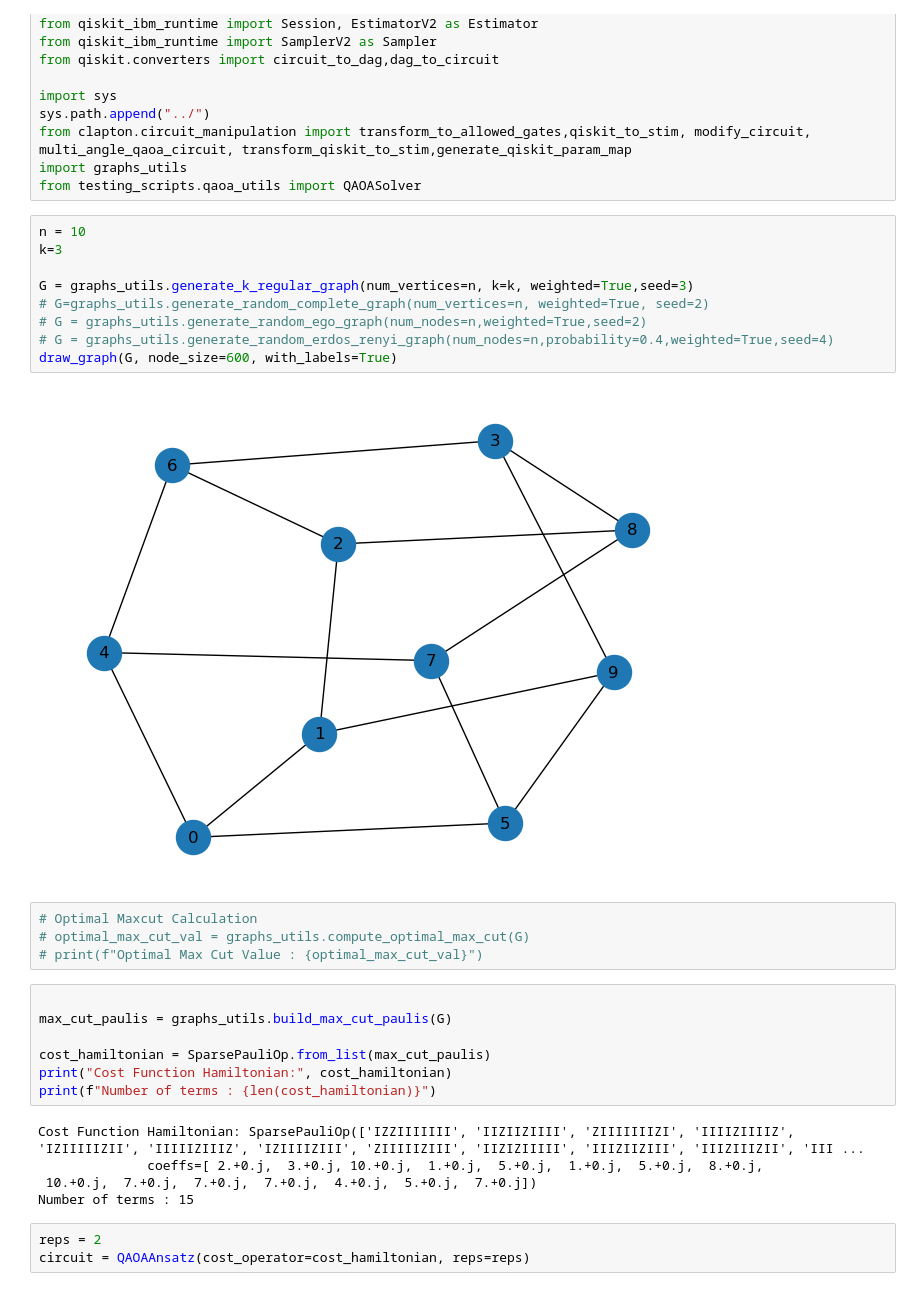
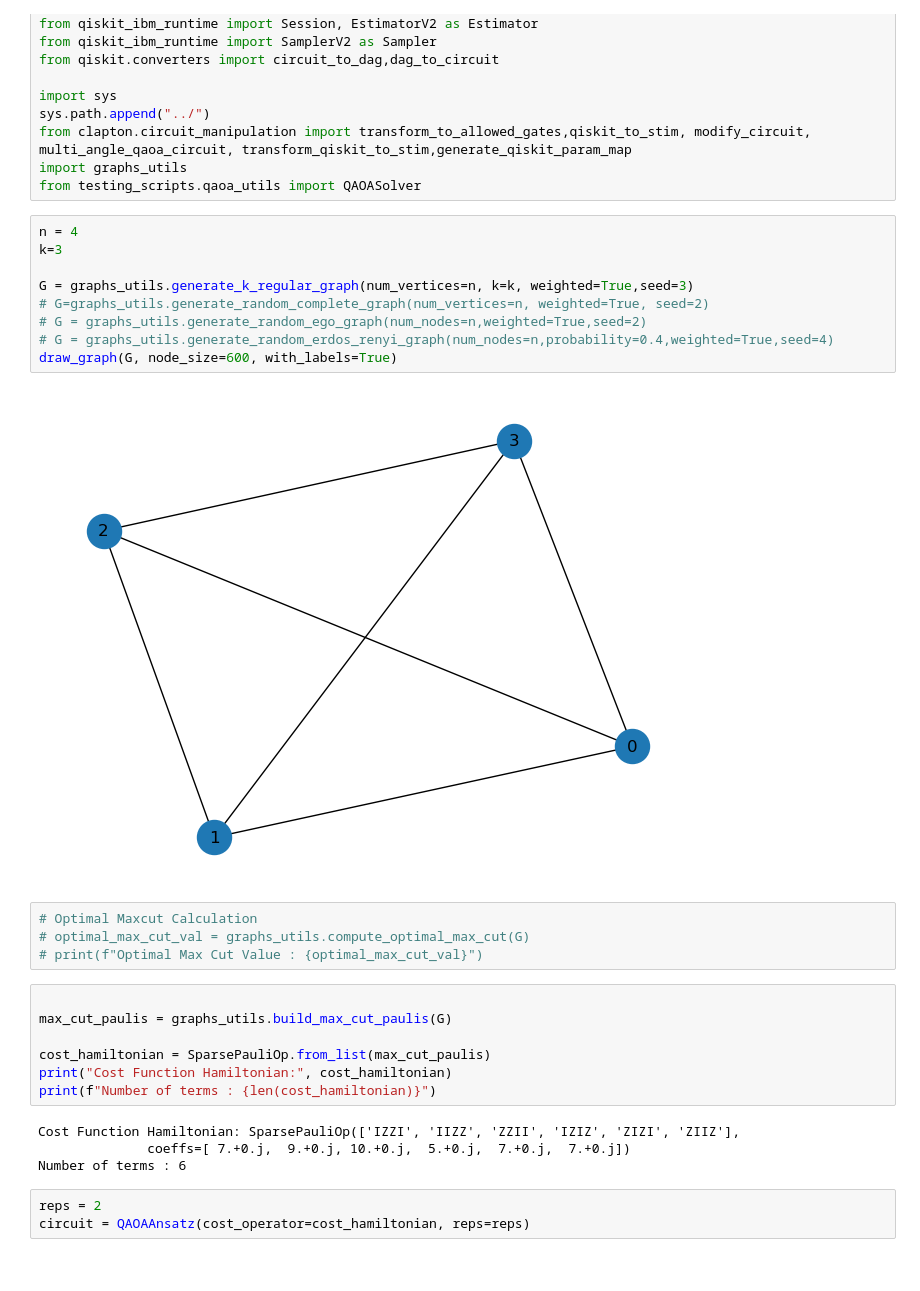
Before and after one commit to d-bharadwaj/SPIQ, a Jupyter notebook: testing_scripts/maxcut_qaoa.ipynb, the cells around one changed output. Drawn from its saved outputs; the diff is of its cells as text.

```diff
--- a/testing_scripts/maxcut_qaoa.ipynb
+++ b/testing_scripts/maxcut_qaoa.ipynb
@@ -21,16 +21,16 @@ from clapton.circuit_manipulation import transform_to_allowed_gates,qiskit_to_st
 import graphs_utils
 from testing_scripts.qaoa_utils import QAOASolver
 # %%
-n = 10
+n = 4
 k=3
 
 G = graphs_utils.generate_k_regular_graph(num_vertices=n, k=k, weighted=True,seed=3)
 # G=graphs_utils.generate_random_complete_graph(num_vertices=n, weighted=True, seed=2)
 # G = graphs_utils.generate_random_ego_graph(num_nodes=n,weighted=True,seed=2)
 # G = graphs_utils.generate_random_erdos_renyi_graph(num_nodes=n,probability=0.4,weighted=True,seed=4)
 draw_graph(G, node_size=600, with_labels=True)
 # %% [output]
-[figure, old version]
+[figure, new version]
 # %%
 # Optimal Maxcut Calculation
 # optimal_max_cut_val = graphs_utils.compute_optimal_max_cut(G)
@@ -43,10 +43,9 @@ cost_hamiltonian = SparsePauliOp.from_list(max_cut_paulis)
 print("Cost Function Hamiltonian:", cost_hamiltonian)
 print(f"Number of terms : {len(cost_hamiltonian)}")
 # %% [output]
-Cost Function Hamiltonian: SparsePauliOp(['IZZIIIIIII', 'IIZIIZIIII', 'ZIIIIIIIZI', 'IIIIZIIIIZ', 'IZIIIIIZII', 'IIIIIZIIIZ', 'IZIIIIZIII', 'ZIIIIIZIII', 'IIZIZIIIII', 'IIIZIIZIII', 'IIIZIIIZII', 'III ...
-              coeffs=[ 2.+0.j,  3.+0.j, 10.+0.j,  1.+0.j,  5.+0.j,  1.+0.j,  5.+0.j,  8.+0.j,
- 10.+0.j,  7.+0.j,  7.+0.j,  7.+0.j,  4.+0.j,  5.+0.j,  7.+0.j])
-Number of terms : 15
+Cost Function Hamiltonian: SparsePauliOp(['IZZI', 'IIZZ', 'ZZII', 'IZIZ', 'ZIZI', 'ZIIZ'],
+              coeffs=[ 7.+0.j,  9.+0.j, 10.+0.j,  5.+0.j,  7.+0.j,  7.+0.j])
+Number of terms : 6
 # %%
 reps = 2
 circuit = QAOAAnsatz(cost_operator=cost_hamiltonian, reps=reps)
```
Also changed, not shown: parts of 16 cells of this notebook, 19 other files.
